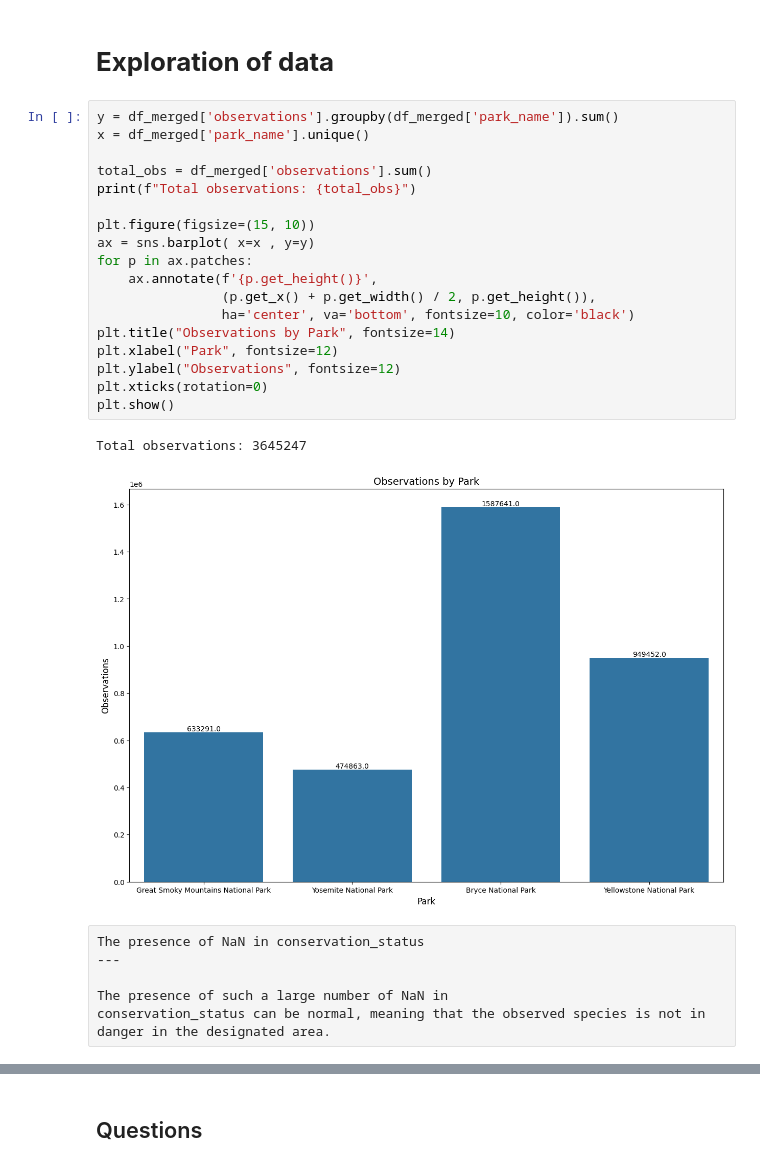
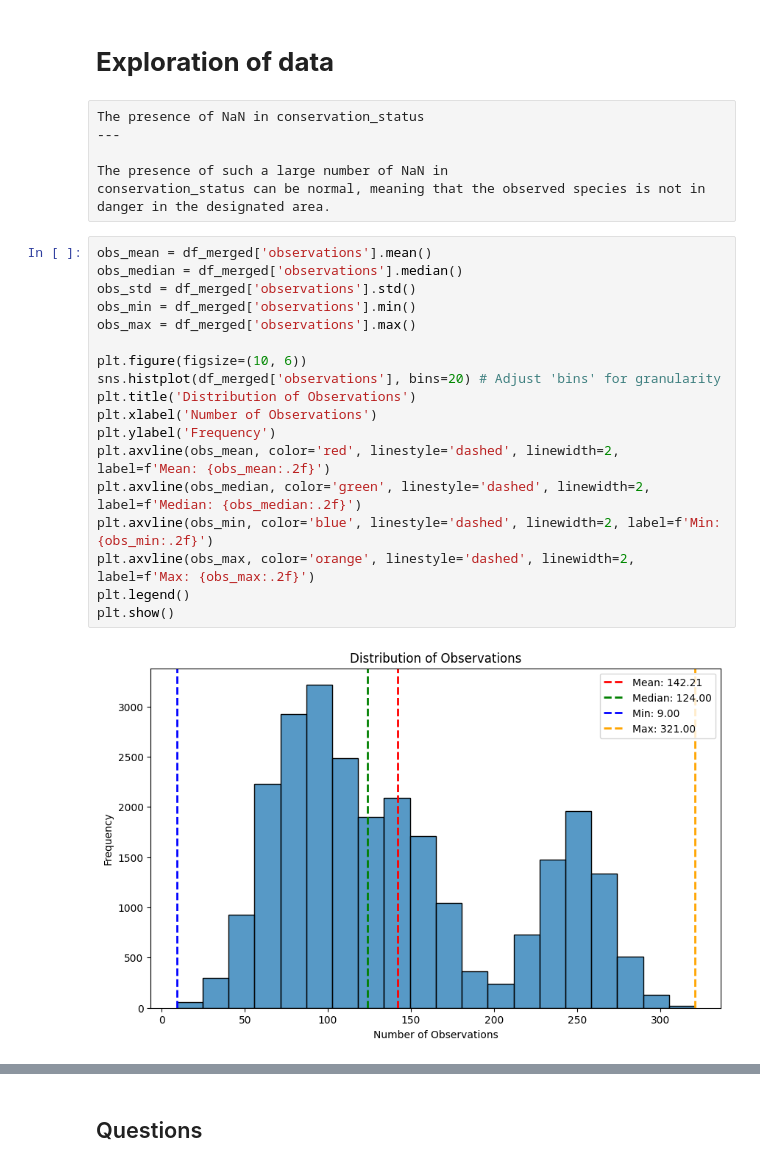
Before and after one commit to GitOlivier10/biodiversity-starter, a Jupyter notebook: biodiversity.ipynb, the cells around one changed output, grey strips where cells are left out. Cells and saved outputs as stored; diff of their text form.

```diff
--- a/biodiversity.ipynb
+++ b/biodiversity.ipynb
@@ -139,30 +139,29 @@ conservation_status    object
 dtype: object
 # %% [markdown]
 # **Exploration of data**
-# %%
-y = df_merged['observations'].groupby(df_merged['park_name']).sum()
-x = df_merged['park_name'].unique()
-
-total_obs = df_merged['observations'].sum()
-print(f"Total observations: {total_obs}")
-
-plt.figure(figsize=(15, 10))
-ax = sns.barplot( x=x , y=y)
-for p in ax.patches:
-    ax.annotate(f'{p.get_height()}',
-                (p.get_x() + p.get_width() / 2, p.get_height()),
-                ha='center', va='bottom', fontsize=10, color='black')
-plt.title("Observations by Park", fontsize=14)
-plt.xlabel("Park", fontsize=12)
-plt.ylabel("Observations", fontsize=12)
-plt.xticks(rotation=0)
-plt.show()
-# %% [output]
-Total observations: 3645247
-[figure, removed]
 # %% [raw]
 The presence of NaN in conservation_status
 ---
 
 The presence of such a large number of NaN in
 conservation_status can be normal, meaning that the observed species is not in danger in the designated area.
+# %%
+obs_mean = df_merged['observations'].mean()
+obs_median = df_merged['observations'].median()
+obs_std = df_merged['observations'].std()
+obs_min = df_merged['observations'].min()
+obs_max = df_merged['observations'].max()
+
+plt.figure(figsize=(10, 6))
+sns.histplot(df_merged['observations'], bins=20) # Adjust 'bins' for granularity
+plt.title('Distribution of Observations')
+plt.xlabel('Number of Observations')
+plt.ylabel('Frequency')
+plt.axvline(obs_mean, color='red', linestyle='dashed', linewidth=2, label=f'Mean: {obs_mean:.2f}')
+plt.axvline(obs_median, color='green', linestyle='dashed', linewidth=2, label=f'Median: {obs_median:.2f}')
+plt.axvline(obs_min, color='blue', linestyle='dashed', linewidth=2, label=f'Min: {obs_min:.2f}')
+plt.axvline(obs_max, color='orange', linestyle='dashed', linewidth=2, label=f'Max: {obs_max:.2f}')
+plt.legend()
+plt.show()
+# %% [output]
+[figure, added]
```
Also changed, not shown: parts of 6 cells of this notebook.
